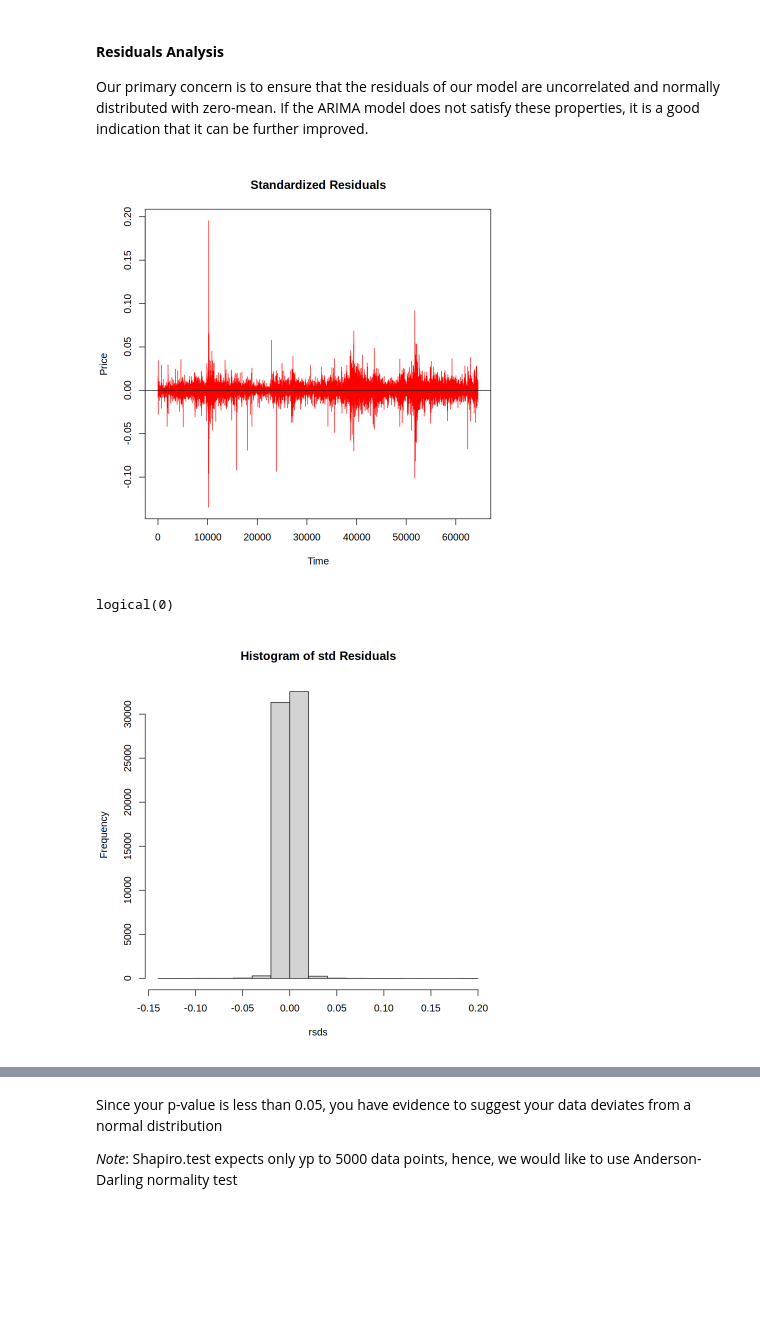
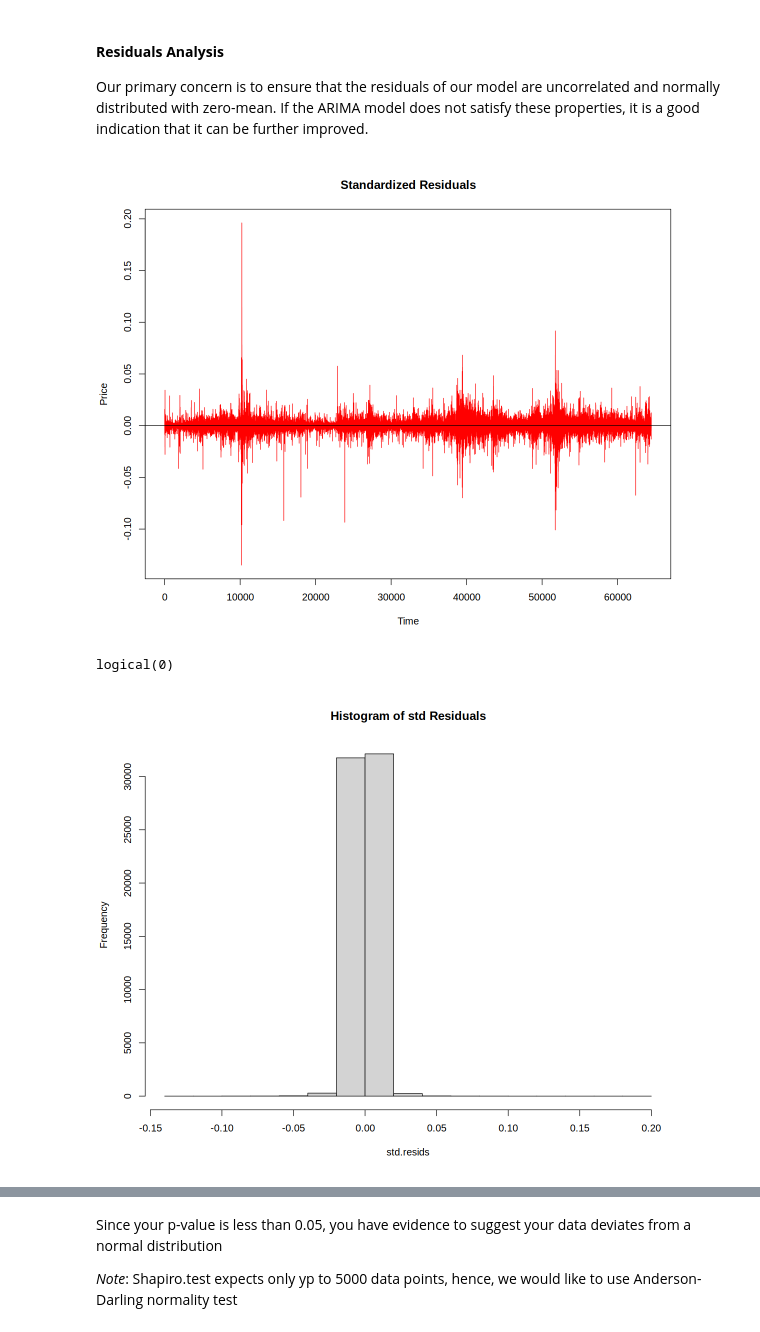
Before and after one commit to Djalal-H/TSA, a Jupyter notebook: main.ipynb, the cells around one changed output, grey strips where cells are left out. Drawn from its saved outputs; the diff is of its cells as text; code cells hidden in the pictures; blank space fills up the shorter version.

```diff
--- a/main.ipynb
+++ b/main.ipynb
@@ -240,6 +208,6 @@ AIC=479234.7   AICc=479234.7   BIC=479271
 # %% [markdown]
 ### Fitting and Diagnosis ###
 # %%
-arima_model.1 <- arima(eth_train_data, order = c(2, 0, 1))
+arima_model.1 <- Arima(eth_train_data, order = c(2, 0, 1))
 summary(arima_model.1)
 # %% [output]
@@ -264,4 +230,4 @@ Training set NaN  NaN NaN NaN  NaN
 # %%
-arima_model.2 <- arima(eth_train_data, order = c(2, 0, 2))
+arima_model.2 <- Arima(eth_train_data, order = c(2, 0, 2))
 summary(arima_model.2)
 # %% [output]
@@ -283,5 +250,2 @@ Training set NaN  NaN NaN NaN  NaN
 # %% [markdown]
 Interprete the model estimators
-# %%
-arima_model.3 <- arima(trans_train, order = c(1, 1, 2))
-summary(arima_model.3)
@@ -309,9 +255,13 @@ rsds <- arima_model.3$residuals
+# %%
+rsds <- arima_model.1$residuals
+std.resids <- rsds - mean(rsds)/sd(rsds)
 # %%
 #plotting the residuals
-plot(rsds, type = "l", xlab = "Time", ylab = "Price", main = "Standardized Residuals", col="red")
-abline(h=0) > hist(rsds, main="Histogram of std Residuals")
+plot(std.resids, type = "l", xlab = "Time", ylab = "Price", main = "Standardized Residuals", col="red")
+abline(h=0) > hist(std.resids, main="Histogram of std Residuals")
+options(repr.plot.width=10, repr.plot.height=8)
 # %% [output]
-[figure, old version]
+[figure, new version]
 logical(0)
-[figure, old version]
+[figure, new version]
 # %%
```
Also changed, not shown: parts of 28 cells of this notebook.
